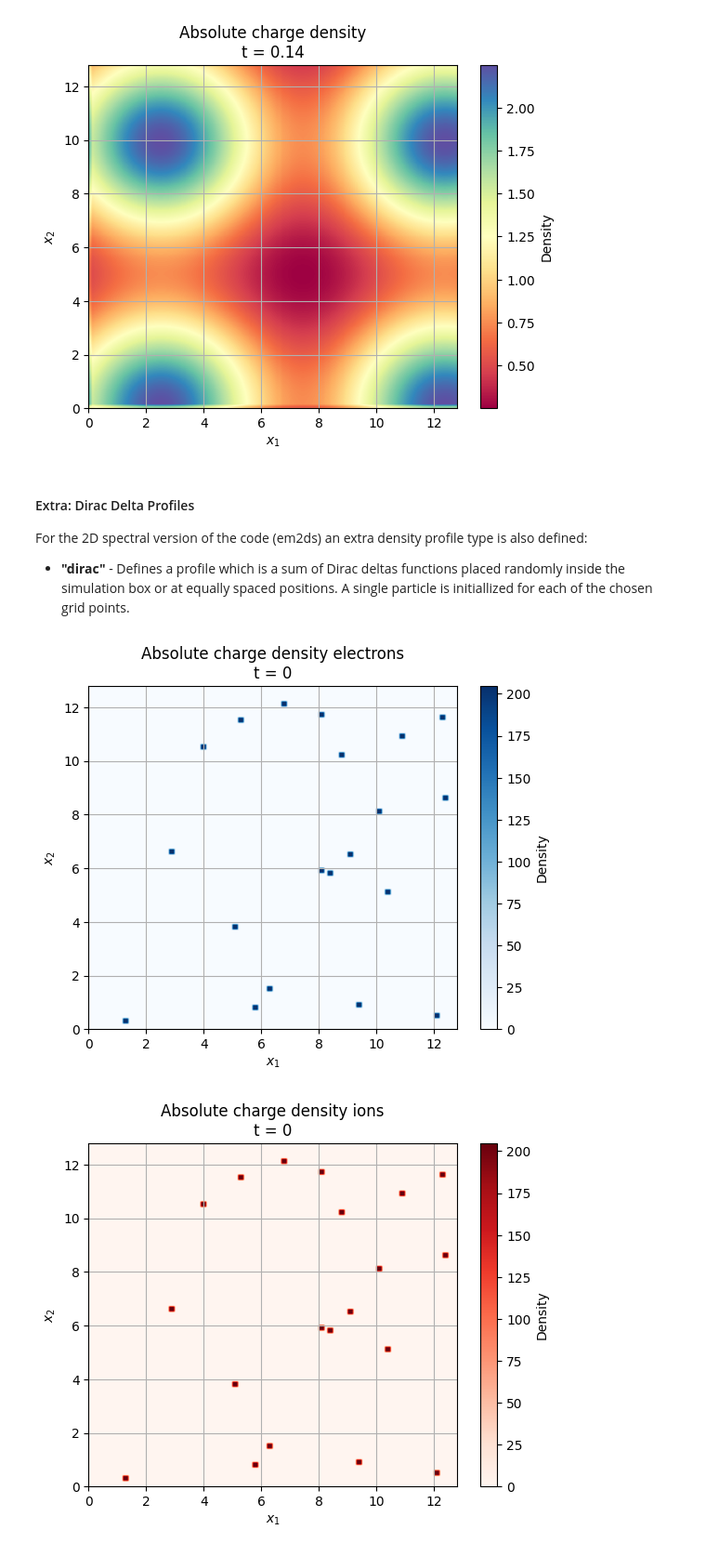
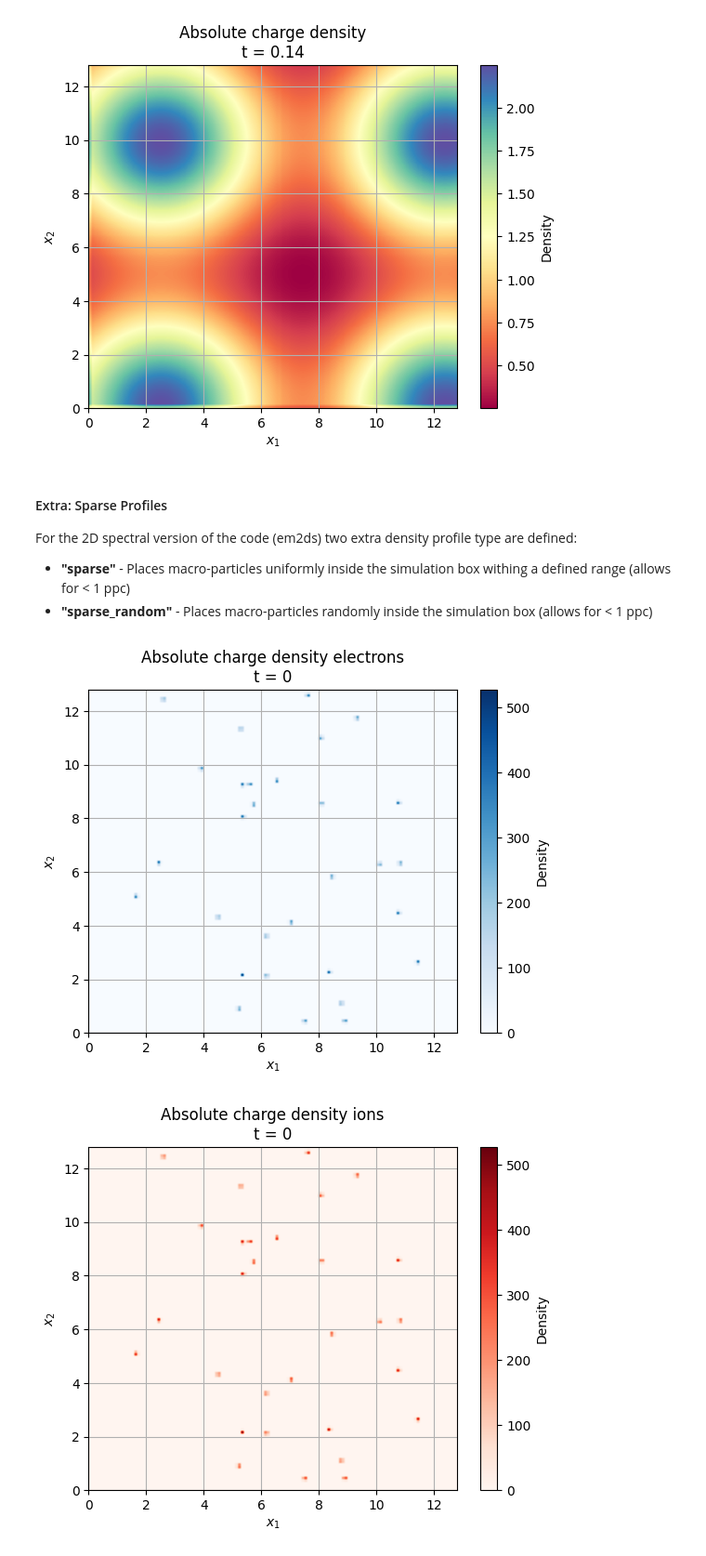
Before and after one commit to zpic-plasma/zpic, a Jupyter notebook: python/notebooks/tutorial/Density.ipynb, the cells around one changed output. Shown at 93% size. Drawn from its saved outputs; the diff is of its cells as text; code cells hidden in the pictures.

Commit message:
new version of sparse density profiles

```diff
--- a/python/notebooks/tutorial/Density.ipynb
+++ b/python/notebooks/tutorial/Density.ipynb
@@ -150,39 +150,32 @@ n = 2, t = 0.14
 Done.
 [figure]
 # %% [markdown]
-#### Extra: Dirac Delta Profiles
+#### Extra: Sparse Profiles
 
-For the 2D spectral version of the code (em2ds) an extra density profile type is also defined:
-* __"dirac"__ - Defines a profile which is a sum of Dirac deltas functions placed randomly inside the simulation box or at equally spaced positions. A single particle is initiallized for each of the chosen grid points.
+For the 2D spectral version of the code (em2ds) two extra density profile type are defined:
+* __"sparse"__ - Places macro-particles uniformly inside the simulation box withing a defined range (allows for < 1 ppc)
+* __"sparse_random"__ - Places macro-particles randomly inside the simulation box (allows for < 1 ppc)
 # %%
 import em2ds as zpic
-
-# Number of grid points
-nx = [128, 128]
 
 # Density Profile
 
 ## Equally Spaced
 # density = zpic.Density(
-#     type="dirac",
-#     n=nx[0]*nx[1]/21,   # to have a "plasma" at the reference density you must set n = nx*ny / np
-#     dirac_dx=[30, 10],  # number of grid points between consecutive particles [x,y]
-#     dirac_range=[       # range of grid points where to inject particles
-#         [20, 100],      # [xmin, xmax]
-#         [60, -1,],      # [ymin, ymax] (-1 is equivalent to the end of the box along this dimension)
-#     ],
+#     type="sparse",
+#     n=1,            # n=1 corresponds to the same total charge density as a uniform plasma with n=n0
+#     start=1,        # starting position, simulation units
+#     end=10,        # end position, simulation units
+#     sparse_dx=0.5,   # distance between consecutive particles, simulation units
 # )
 
 ## Randomly Placed
-np_ = 20
 density = zpic.Density(
-    type="dirac",
-    n=nx[0]*nx[1] / np_,  # to have a "plasma" at the reference density you must set n = nx*ny / np
-    dirac_random=True,  # activate random positioning
-    dirac_random_seed=2,  # can choose a seed, helpful if one wants to place ions exactly on top of electrons
-    dirac_random_np=np_,  # number of particles to initialize
+    type="sparse_random",
+    n=1,                        # n=1 corresponds to the same total charge density as a uniform plasma with n=n0
+    sparse_random_np=30,        # number of particles to initialize
+    sparse_random_seed=[2,3],   # random seed from which to sample initial position (values must be != 0)
 )
-
 
 # Background plasma
 electrons = zpic.Species(
@@ -195,7 +188,7 @@ ions = zpic.Species(
 )
 
 # Initialize simulation data
-sim = zpic.Simulation(nx=nx, box=[12.8, 12.8], dt=0.07, species=[electrons, ions])
+sim = zpic.Simulation(nx=[128,128], box=[12.8, 12.8], dt=0.07, species=[electrons, ions])
 
 import matplotlib.pyplot as plt
 
@@ -213,32 +206,32 @@ plt.imshow(
     cmap="Blues",
 )
 plt.colorbar().set_label("Density")
 
 plt.title("Absolute charge density electrons\nt = {:g}".format(sim.t))
 
 plt.grid(True)
 plt.show()
 
 
 charge = np.abs(ions.charge())
 range = [[0, sim.box[0]], [0, sim.box[1]]]
 
 plt.xlabel("$x_1$")
 plt.ylabel("$x_2$")
 
 plt.imshow(
     charge,
     origin="lower",
     extent=(range[0][0], range[0][1], range[1][0], range[1][1]),
     aspect="auto",
     cmap="Reds",
 )
 plt.colorbar().set_label("Density")
 
 plt.title("Absolute charge density ions\nt = {:g}".format(sim.t))
 
 plt.grid(True)
 plt.show()
 # %% [output]
-[figure, old version]
+[figure, new version]
-[figure, old version]
+[figure, new version]
```
Also changed, not shown: 6 other files.
